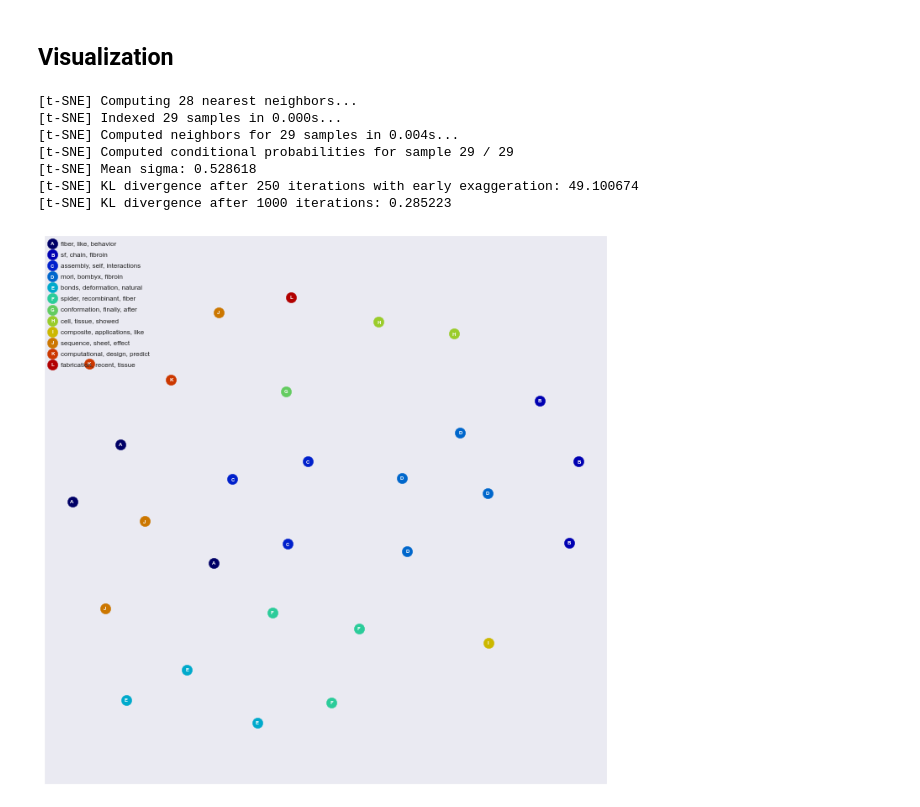
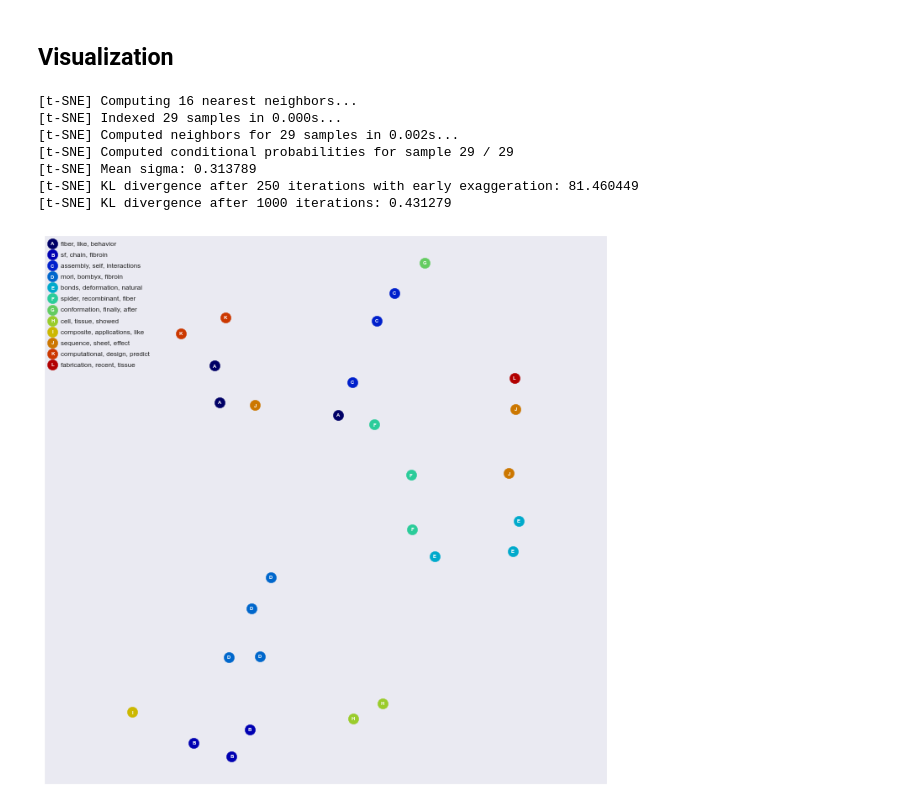
Before and after one commit to Ong-Yi-Kai/literature_search, a Jupyter notebook: pybliometrics.ipynb, the cells around one changed output. Drawn from its saved outputs; the diff is of its cells as text; code cells hidden in the pictures.

Commit message:
Tune perplexity

```diff
--- a/pybliometrics.ipynb
+++ b/pybliometrics.ipynb
@@ -552,12 +552,12 @@ reduced_matrix = TruncatedSVD(
     random_state=seed
 ).fit_transform(tfidf_matrix)
 
-# Learn model
+# Learn model, tune perplexity value according to complexity of data
 model = sklearn.manifold.TSNE(
     verbose=True,
     metric='cosine',
     random_state=vis_seed,
-    perplexity=20)
+    perplexity=5)
 pos = model.fit_transform(reduced_matrix)
 
 # Rotate visualization
@@ -571,39 +571,39 @@ pos -= (np.amin(pos, axis=0) + np.amax(pos, axis=0)) / 2
 pos /= np.amax(np.abs(pos))
 pos = (pos * 0.5) + 0.5
 pos = (pos * 0.9) + 0.05
 
 prepare_fig(2, 4)
 plt.xticks([])
 plt.yticks([])
 plt.xlim(0, 1)
 plt.ylim(0, 1)
 zorder = 0
 
 # Draw dots
 for i in np.random.permutation(len(doc2topic)):
     topic_id = np.argmax(doc2topic[i])
     draw_dot(pos[i], topic_id, zorder)
     zorder += 2
 
 # Draw legend
 for i in range(num_topics):
     y = 0.985 - i * 0.02
     label = ', '.join(dic[w] for w in np.argsort(topic2token[i])[::-1][:3])
 
     draw_dot([0.015, y], i)
     plt.text(0.03, y, label, ha='left', va='center', fontsize=8, zorder=zorder)
     zorder += 1
 
 plt.show()
 # %% [output]
-[t-SNE] Computing 28 nearest neighbors...
+[t-SNE] Computing 16 nearest neighbors...
 [t-SNE] Indexed 29 samples in 0.000s...
-[t-SNE] Computed neighbors for 29 samples in 0.004s...
+[t-SNE] Computed neighbors for 29 samples in 0.002s...
 [t-SNE] Computed conditional probabilities for sample 29 / 29
-[t-SNE] Mean sigma: 0.528618
-[t-SNE] KL divergence after 250 iterations with early exaggeration: 49.100674
-[t-SNE] KL divergence after 1000 iterations: 0.285223
+[t-SNE] Mean sigma: 0.313789
+[t-SNE] KL divergence after 250 iterations with early exaggeration: 81.460449
+[t-SNE] KL divergence after 1000 iterations: 0.431279
-[figure, old version]
+[figure, new version]
 # %%
 def on_select(i):
     p = papers[i]
```
Also changed, not shown: parts of 4 cells of this notebook.
